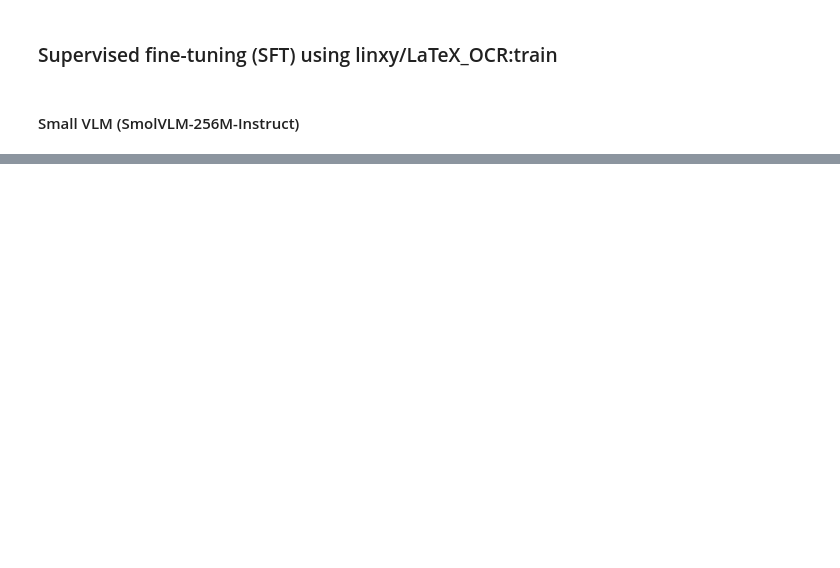
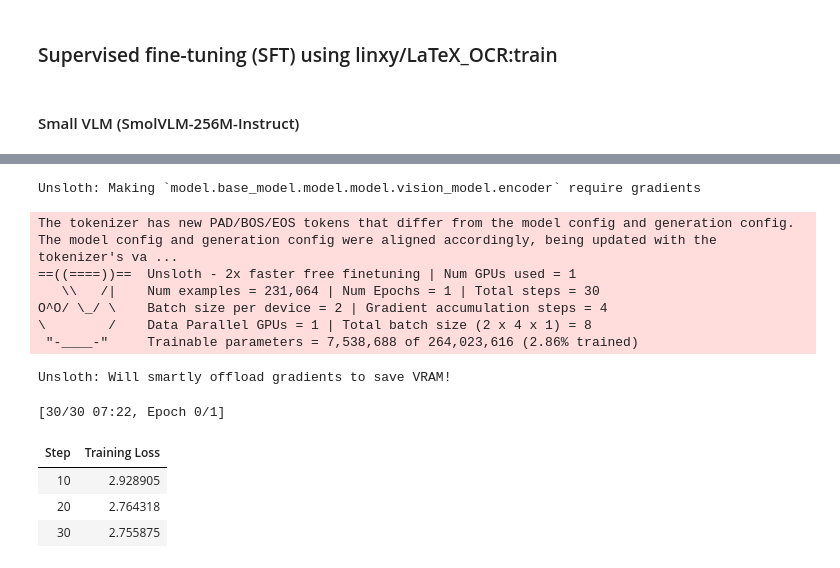
Before and after one commit to vys-leon/vlm-handwriting-to-latex, a Jupyter notebook: notebooks/training_evaluation.ipynb, the cells around one changed output, grey strips where cells are left out. Cells and saved outputs as stored; diff of their text form; code cells hidden in the pictures; blank space fills up the shorter version.

```diff
--- a/notebooks/training_evaluation.ipynb
+++ b/notebooks/training_evaluation.ipynb
@@ -391,0 +645,6 @@ print("Модель полностью загружена на HF!")
+# %%
+from datasets import concatenate_datasets
+
+train_ds2 = concatenate_datasets([train_ds1, train_ds2])
+eval_ds2 = concatenate_datasets([eval_ds1, eval_ds2])
+test_ds2 = concatenate_datasets([test_ds1, test_ds2])
@@ -391,0 +655,74 @@ print("Модель полностью загружена на HF!")
+# %%
+import copy
+
+model = copy.deepcopy(baseline_model)
+tokenizer = copy.deepcopy(baseline_tokenizer)
+
+model = FastVisionModel.get_peft_model(
+    model,
+    finetune_vision_layers = True,
+    finetune_language_layers = True,
+    finetune_attention_modules = True,
+    finetune_mlp_modules = True,
+    r = 16, # The larger, the higher the accuracy, but might overfit
+    lora_alpha = 16, # Recommended alpha == r at least
+    lora_dropout = 0,
+    bias = "none",
+    random_state = 3407,
+    use_rslora = False,  # We support rank stabilized LoRA
+    loftq_config = None, # And LoftQ
+    # target_modules = "all-linear", # Optional now! Can specify a list if needed
+)
+# %% [output]
+Unsloth: Making `model.base_model.model.model.vision_model.encoder` require gradients
+# %%
+FastVisionModel.for_training(model) # Enable for training!
+
+trainer = SFTTrainer(
+    model = model,
+    tokenizer = tokenizer,
+    data_collator = UnslothVisionDataCollator(model, tokenizer),
+    train_dataset = train_ds2,
+    # eval_dataset = eval_ds2,
+
+    args = SFTConfig(
+        per_device_train_batch_size = 2,
+        gradient_accumulation_steps = 4,
+        warmup_steps = np.ceil(0.1*30),
+        max_steps = 30,
+        num_train_epochs = 1,
+        learning_rate = 1e-5,
+        optim = "adamw_8bit",
+        weight_decay = 0.01,
+        lr_scheduler_type = "linear",
+
+        # eval_strategy = "steps",
+        # eval_steps = 10,
+        logging_steps = 10,
+        # eval_on_start = True,
+
+        seed = 3407,
+        output_dir = "outputs",
+        report_to = "none",     # For Weights and Biases
+
+        remove_unused_columns = False,
+        dataset_text_field = "",
+        dataset_kwargs = {"skip_prepare_dataset": True},
+        max_length = 2048,
+    ),
+)
+# %%
+trainer_stats = trainer.train()
+# %% [output]
+The tokenizer has new PAD/BOS/EOS tokens that differ from the model config and generation config. The model config and generation config were aligned accordingly, being updated with the tokenizer's va ...
+==((====))==  Unsloth - 2x faster free finetuning | Num GPUs used = 1
+   \\   /|    Num examples = 231,064 | Num Epochs = 1 | Total steps = 30
+O^O/ \_/ \    Batch size per device = 2 | Gradient accumulation steps = 4
+\        /    Data Parallel GPUs = 1 | Total batch size (2 x 4 x 1) = 8
+ "-____-"     Trainable parameters = 7,538,688 of 264,023,616 (2.86% trained)
+Unsloth: Will smartly offload gradients to save VRAM!
+[30/30 07:22, Epoch 0/1]
+| Step | Training Loss |
+| 10 | 2.928905 |
+| 20 | 2.764318 |
+| 30 | 2.755875 |
```
Also changed, not shown: parts of 55 cells of this notebook, 8 other files.
